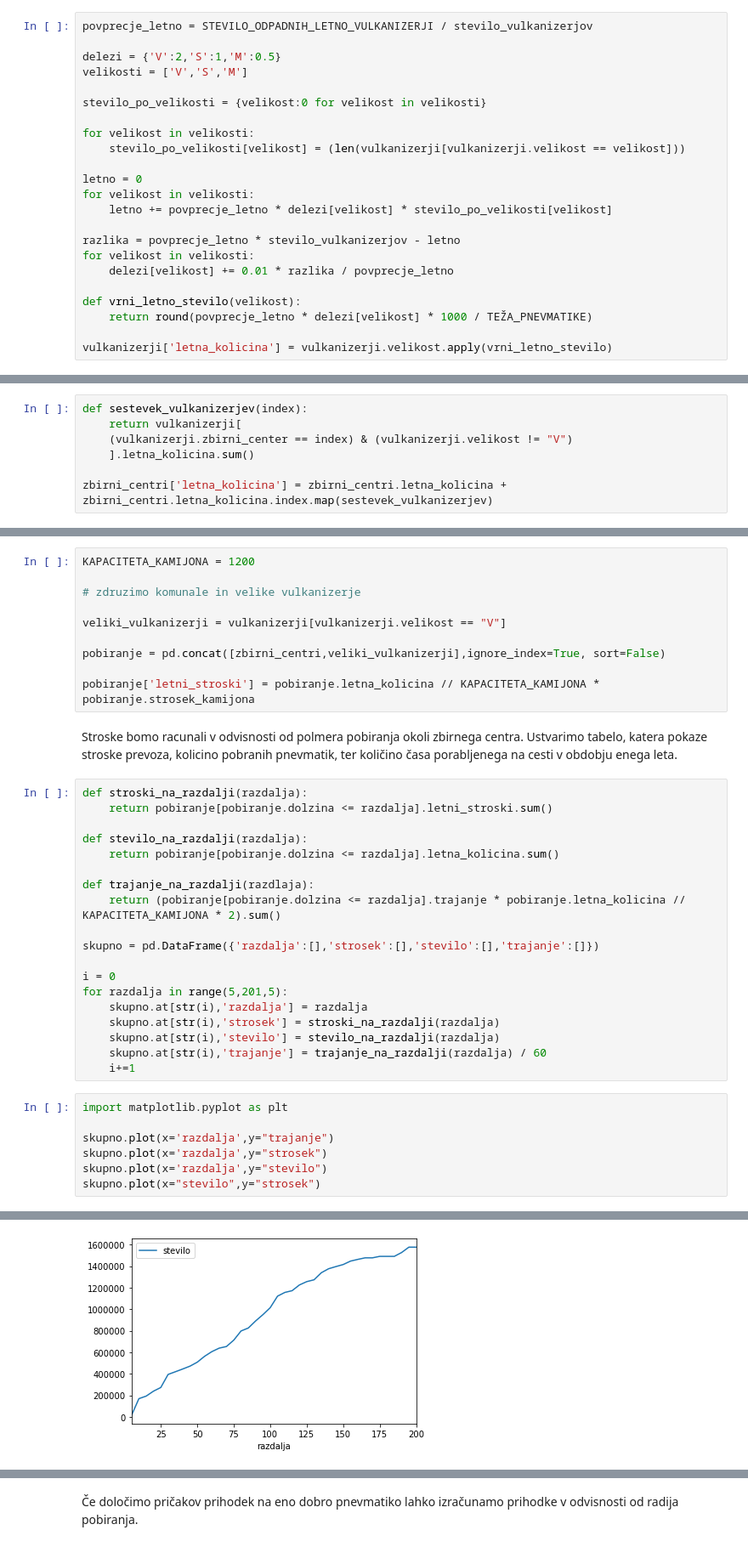
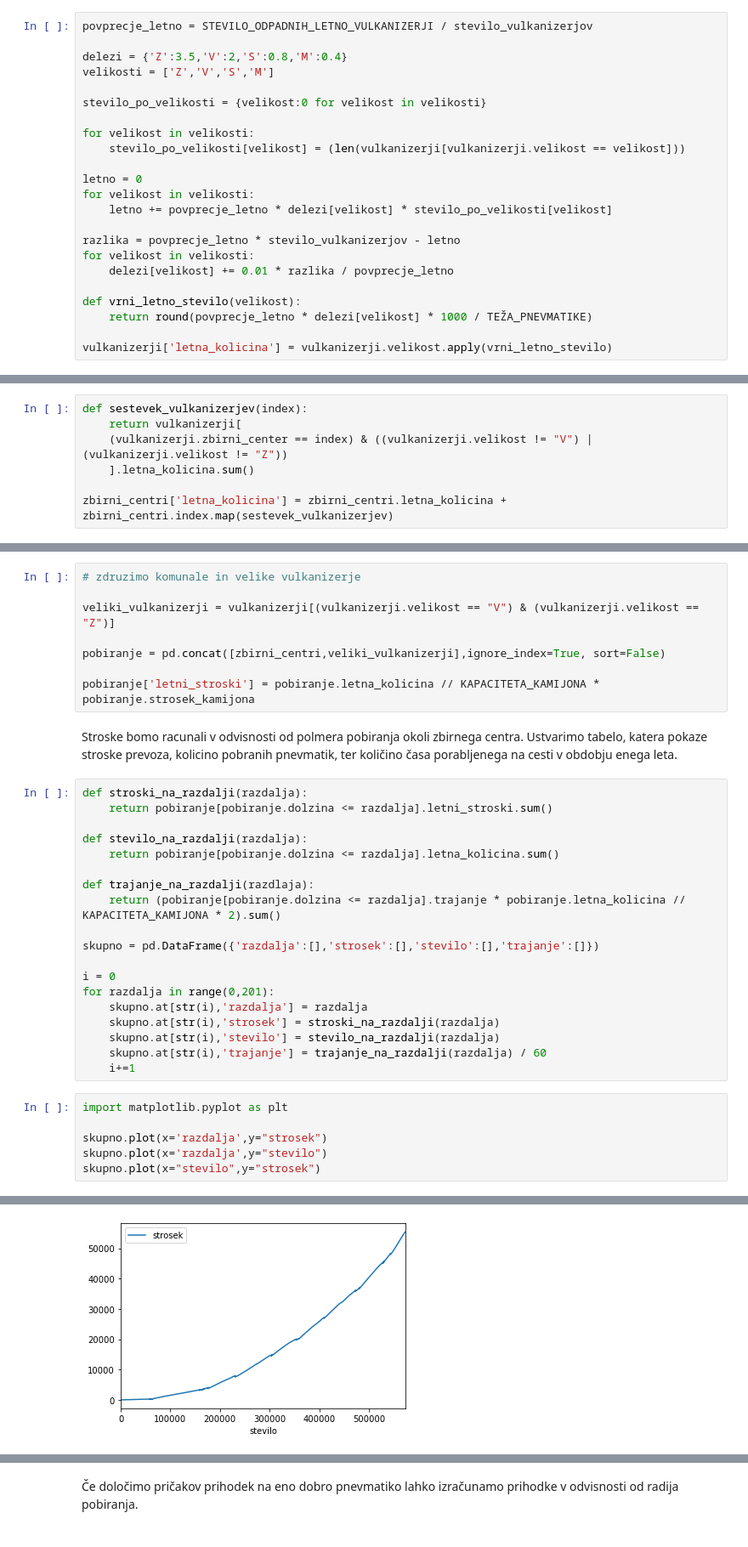
Before and after one commit to TadejGrof/Nacrt_pobiranja_pnevmatik, a Jupyter notebook: Načrt_pobiranja_pnevmtik.ipynb, the cells around one changed output, grey strips where cells are left out. Shown at 85% size. Drawn from its saved outputs; the diff is of its cells as text.

```diff
--- a/Načrt_pobiranja_pnevmtik.ipynb
+++ b/Načrt_pobiranja_pnevmtik.ipynb
@@ -116,8 +126,8 @@ Nadalnje je treba določiti letno količino posameznika. To naredimo tako, da do
 # %%
 povprecje_letno = STEVILO_ODPADNIH_LETNO_VULKANIZERJI / stevilo_vulkanizerjov
 
-delezi = {'V':2,'S':1,'M':0.5}
-velikosti = ['V','S','M']
+delezi = {'Z':3.5,'V':2,'S':0.8,'M':0.4}
+velikosti = ['Z','V','S','M']
 
 stevilo_po_velikosti = {velikost:0 for velikost in velikosti}
 
@@ -169,7 +179,7 @@ Ker vsi srednji in majhni vulkanizerji vozijo v najblizji zbirni center je treba
 # %%
 def sestevek_vulkanizerjev(index):
     return vulkanizerji[
-    (vulkanizerji.zbirni_center == index) & (vulkanizerji.velikost != "V")
+    (vulkanizerji.zbirni_center == index) & ((vulkanizerji.velikost != "V") | (vulkanizerji.velikost != "Z"))
     ].letna_kolicina.sum()
 
-zbirni_centri['letna_kolicina'] = zbirni_centri.letna_kolicina + zbirni_centri.letna_kolicina.index.map(sestevek_vulkanizerjev)
+zbirni_centri['letna_kolicina'] = zbirni_centri.letna_kolicina + zbirni_centri.index.map(sestevek_vulkanizerjev)
@@ -176,11 +190,9 @@ zbirni_centri['letna_kolicina'] = zbirni_centri.letna_kolicina + zbirni_centri.l
 # %% [markdown]
 Sedaj ko imamo vse podatke lahko zacnemo racunati stroske prevoza.
 # %%
-KAPACITETA_KAMIJONA = 1200
-
 # zdruzimo komunale in velike vulkanizerje
 
-veliki_vulkanizerji = vulkanizerji[vulkanizerji.velikost == "V"]
+veliki_vulkanizerji = vulkanizerji[(vulkanizerji.velikost == "V") & (vulkanizerji.velikost == "Z")]
 
 pobiranje = pd.concat([zbirni_centri,veliki_vulkanizerji],ignore_index=True, sort=False)
 
@@ -200,7 +212,7 @@ def trajanje_na_razdalji(razdlaja):
 skupno = pd.DataFrame({'razdalja':[],'strosek':[],'stevilo':[],'trajanje':[]})
 
 i = 0
-for razdalja in range(5,201,5):
+for razdalja in range(0,201):
     skupno.at[str(i),'razdalja'] = razdalja
     skupno.at[str(i),'strosek'] = stroski_na_razdalji(razdalja)
     skupno.at[str(i),'stevilo'] = stevilo_na_razdalji(razdalja)
@@ -209,7 +221,6 @@ for razdalja in range(5,201,5):
 # %%
 import matplotlib.pyplot as plt
 
-skupno.plot(x='razdalja',y="trajanje")
 skupno.plot(x='razdalja',y="strosek")
 skupno.plot(x='razdalja',y="stevilo")
 skupno.plot(x="stevilo",y="strosek")
@@ -220 +231 @@ skupno.plot(x="stevilo",y="strosek")
-[figure, old version]
+[figure, new version]
```
Also changed, not shown: parts of 26 cells of this notebook, 1 other file.
